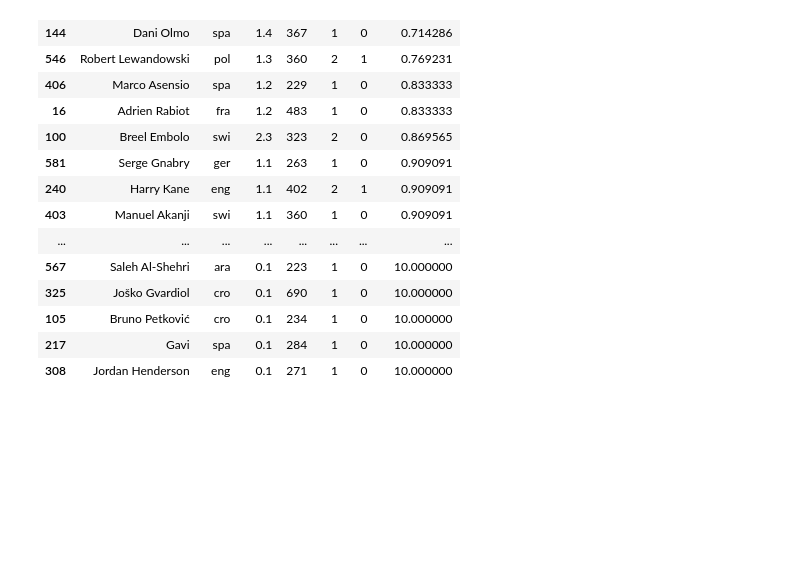
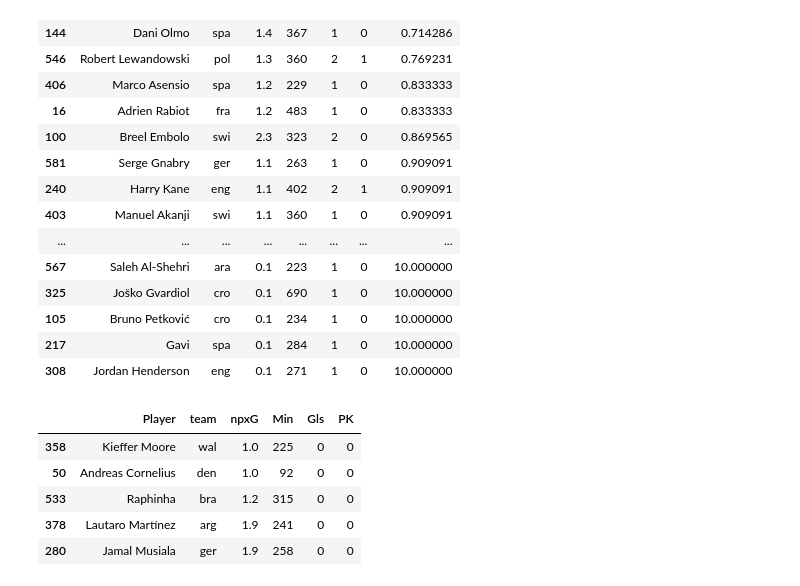
Before and after one commit to seppo0010/analisis-predicciones-mundial-2022, a Jupyter notebook: Untitled4.ipynb, the cells around one changed output. Cells and saved outputs as stored; diff of their text form; code cells hidden in the pictures; blank space fills up the shorter version.

```diff
--- a/Untitled4.ipynb
+++ b/Untitled4.ipynb
@@ -115,3 +115,12 @@ gls_per_npxG
 | 105 | Bruno Petković | cro | 0.1 | 234 | 1 | 0 | 10.000000 |
 | 217 | Gavi | spa | 0.1 | 284 | 1 | 0 | 10.000000 |
 | 308 | Jordan Henderson | eng | 0.1 | 271 | 1 | 0 | 10.000000 |
+# %%
+sums[sums['Gls'] == sums['PK']].sort_values(by='npxG').tail()[['Player', 'team', 'npxG', 'Min', 'Gls', 'PK']]
+# %% [output]
+|  | Player | team | npxG | Min | Gls | PK |
+| 358 | Kieffer Moore | wal | 1.0 | 225 | 0 | 0 |
+| 50 | Andreas Cornelius | den | 1.0 | 92 | 0 | 0 |
+| 533 | Raphinha | bra | 1.2 | 315 | 0 | 0 |
+| 378 | Lautaro Martínez | arg | 1.9 | 241 | 0 | 0 |
+| 280 | Jamal Musiala | ger | 1.9 | 258 | 0 | 0 |
```
